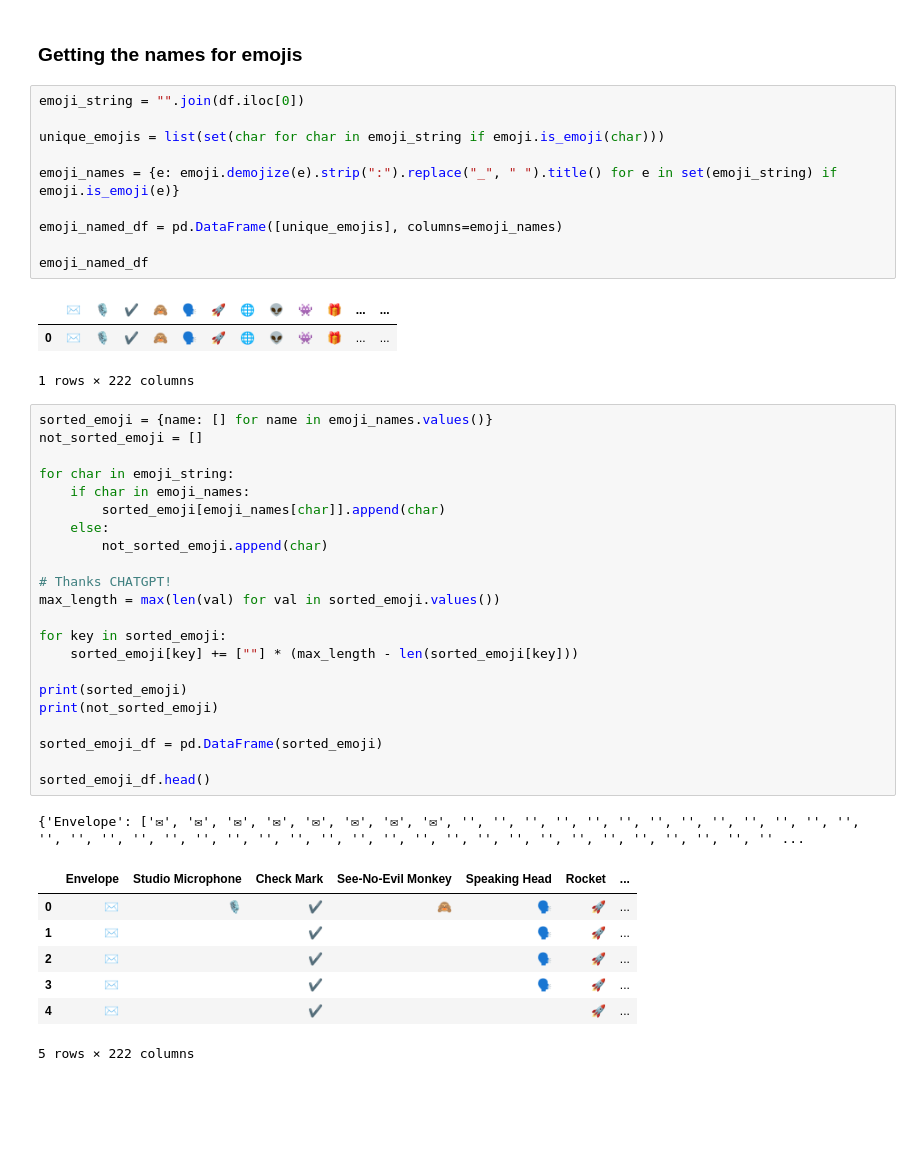
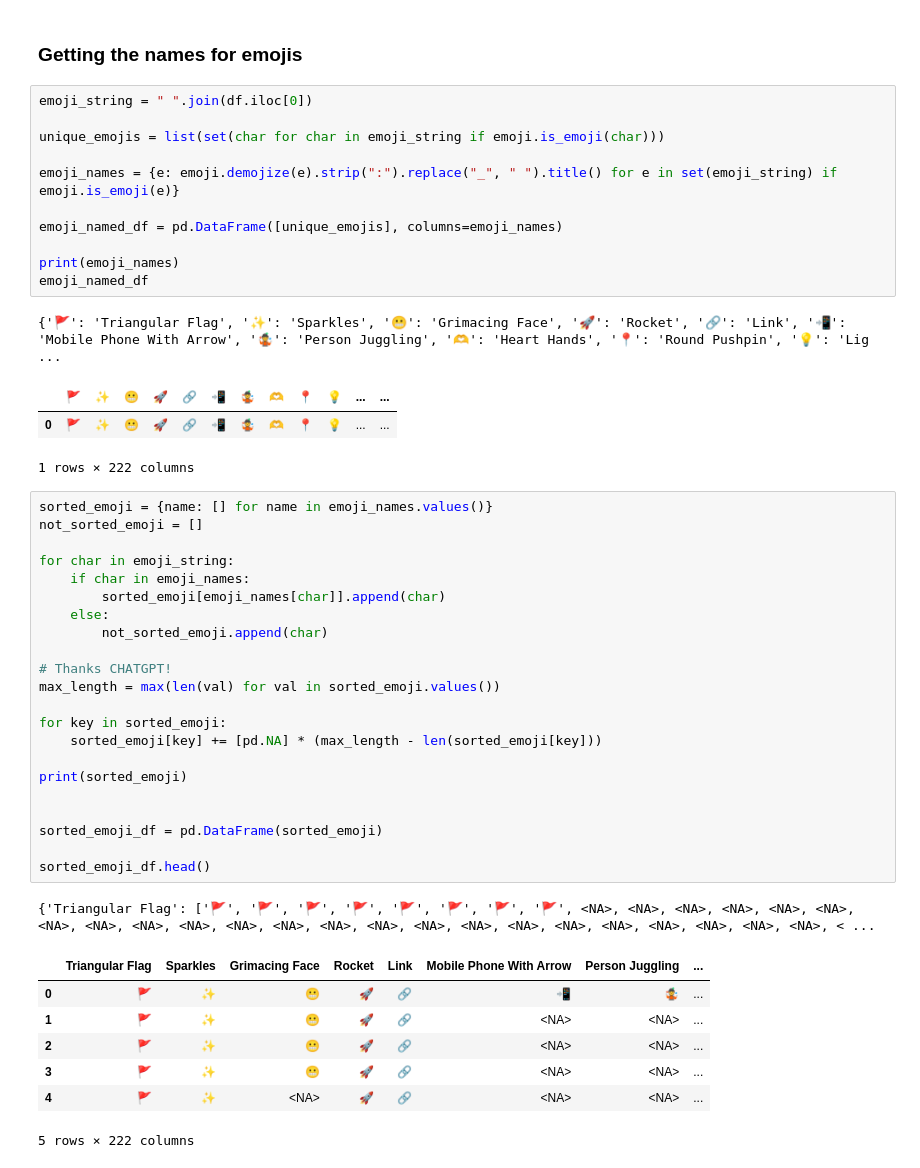
Before and after one commit to AWDameron/DA_Capstone, a Jupyter notebook: main.ipynb, the cells around one changed output. Cells and saved outputs as stored; diff of their text form; blank space fills up the shorter version.

```diff
--- a/main.ipynb
+++ b/main.ipynb
@@ -74,7 +78,7 @@ df.head()
 # %% [markdown]
 ### Getting the names for emojis
 # %%
-emoji_string = "".join(df.iloc[0])
+emoji_string = " ".join(df.iloc[0])
 
 unique_emojis = list(set(char for char in emoji_string if emoji.is_emoji(char)))
 
@@ -82,39 +86,41 @@ emoji_names = {e: emoji.demojize(e).strip(":").replace("_", " ").title() for e i
 
 emoji_named_df = pd.DataFrame([unique_emojis], columns=emoji_names)
 
+print(emoji_names)
 emoji_named_df
 # %% [output]
+{'🚩': 'Triangular Flag', '✨': 'Sparkles', '😬': 'Grimacing Face', '🚀': 'Rocket', '🔗': 'Link', '📲': 'Mobile Phone With Arrow', '🤹': 'Person Juggling', '🫶': 'Heart Hands', '📍': 'Round Pushpin', '💡': 'Lig ...
-|  | ✉ | 🎙 | ✔ | 🙈 | 🗣 | 🚀 | 🌐 | 👽 | 👾 | 🎁 | ... | ... |
-| 0 | ✉ | 🎙 | ✔ | 🙈 | 🗣 | 🚀 | 🌐 | 👽 | 👾 | 🎁 | ... | ... |
+|  | 🚩 | ✨ | 😬 | 🚀 | 🔗 | 📲 | 🤹 | 🫶 | 📍 | 💡 | ... | ... |
+| 0 | 🚩 | ✨ | 😬 | 🚀 | 🔗 | 📲 | 🤹 | 🫶 | 📍 | 💡 | ... | ... |
-1 rows × 222 columns
+1 rows × 222 columns
 # %%
 sorted_emoji = {name: [] for name in emoji_names.values()}
 not_sorted_emoji = []
 
 for char in emoji_string:
     if char in emoji_names:
         sorted_emoji[emoji_names[char]].append(char)
     else:
         not_sorted_emoji.append(char)
 
 # Thanks CHATGPT!
 max_length = max(len(val) for val in sorted_emoji.values())
 
 for key in sorted_emoji:
-    sorted_emoji[key] += [""] * (max_length - len(sorted_emoji[key]))
+    sorted_emoji[key] += [pd.NA] * (max_length - len(sorted_emoji[key]))
 
 print(sorted_emoji)
-print(not_sorted_emoji)
+
 
 sorted_emoji_df = pd.DataFrame(sorted_emoji)
 
 sorted_emoji_df.head()
 # %% [output]
-{'Envelope': ['✉', '✉', '✉', '✉', '✉', '✉', '✉', '✉', '', '', '', '', '', '', '', '', '', '', '', '', '', '', '', '', '', '', '', '', '', '', '', '', '', '', '', '', '', '', '', '', '', '', '', '', '' ...
+{'Triangular Flag': ['🚩', '🚩', '🚩', '🚩', '🚩', '🚩', '🚩', '🚩', <NA>, <NA>, <NA>, <NA>, <NA>, <NA>, <NA>, <NA>, <NA>, <NA>, <NA>, <NA>, <NA>, <NA>, <NA>, <NA>, <NA>, <NA>, <NA>, <NA>, <NA>, <NA>, <NA>, < ...
-|  | Envelope | Studio Microphone | Check Mark | See-No-Evil Monkey | Speaking Head | Rocket | ... |
-| 0 | ✉ | 🎙 | ✔ | 🙈 | 🗣 | 🚀 | ... |
-| 1 | ✉ |  | ✔ |  | 🗣 | 🚀 | ... |
-| 2 | ✉ |  | ✔ |  | 🗣 | 🚀 | ... |
-| 3 | ✉ |  | ✔ |  | 🗣 | 🚀 | ... |
-| 4 | ✉ |  | ✔ |  |  | 🚀 | ... |
+|  | Triangular Flag | Sparkles | Grimacing Face | Rocket | Link | Mobile Phone With Arrow | Person Juggling | ... |
+| 0 | 🚩 | ✨ | 😬 | 🚀 | 🔗 | 📲 | 🤹 | ... |
+| 1 | 🚩 | ✨ | 😬 | 🚀 | 🔗 | <NA> | <NA> | ... |
+| 2 | 🚩 | ✨ | 😬 | 🚀 | 🔗 | <NA> | <NA> | ... |
+| 3 | 🚩 | ✨ | 😬 | 🚀 | 🔗 | <NA> | <NA> | ... |
+| 4 | 🚩 | ✨ | <NA> | 🚀 | 🔗 | <NA> | <NA> | ... |
 5 rows × 222 columns
```
Also changed, not shown: parts of 7 cells of this notebook, 9 other files.
